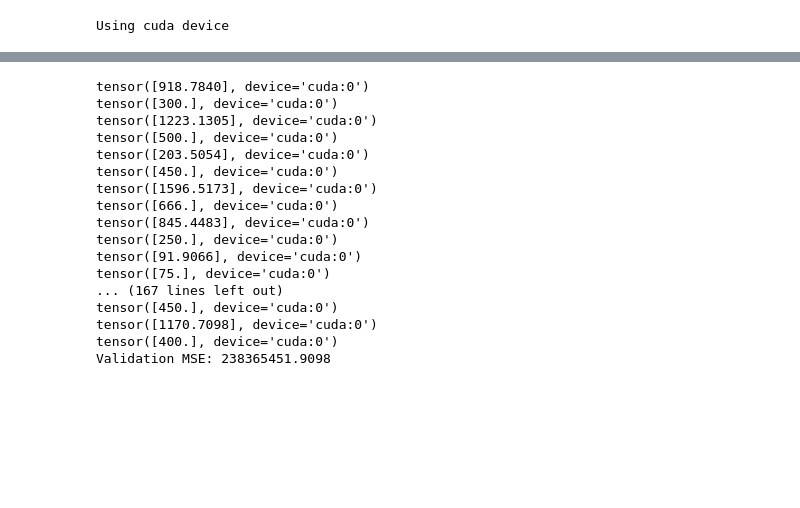
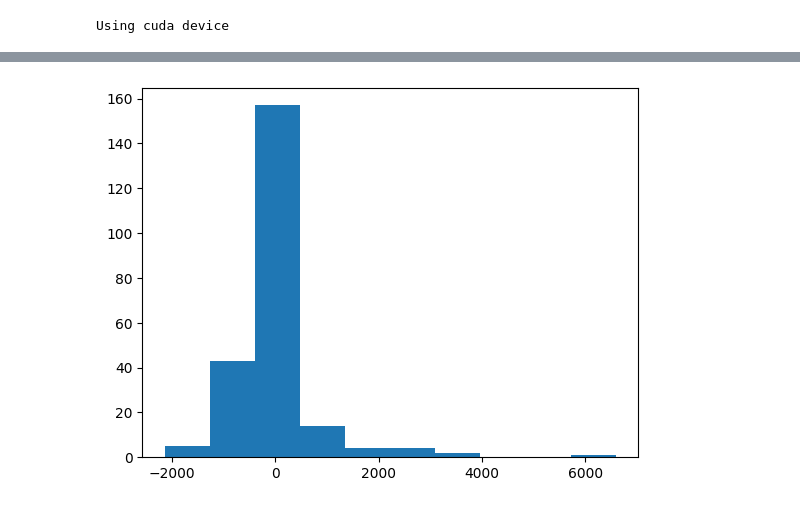
Before and after one commit to elliotchun/wf-market-tool, a Jupyter notebook: predictor/riven_price_predictor.ipynb, the cells around one changed output, grey strips where cells are left out. Drawn from its saved outputs; the diff is of its cells as text; code cells hidden in the pictures; blank space fills up the shorter version.

```diff
--- a/predictor/riven_price_predictor.ipynb
+++ b/predictor/riven_price_predictor.ipynb
@@ -222,32 +242,19 @@ print(test_data[0])
+# %%
+residuals = [y_true - y_pred for y_true, y_pred in zip(y_train, y_train_pred)]
+
+plt.hist(residuals)
+plt.show()
+# %% [output]
+[figure, added]
 # %%
+y_test = []
+y_test_pred = []
+
 model.eval()
 with torch.no_grad():
-    running_loss = 0.0
-    for X_batch, y_batch in test_dataloader:
-        y_pred = model(X_batch)
-        loss = loss_function(y_pred, y_batch.type(torch.float32))
-        print(y_pred)
-        print(y_batch)
-        running_loss += loss.item() * X_batch.size(0)
+    y_pred = model(X_test_tensor)
+    loss = loss_function(y_pred, y_test_tensor)
 
-    loss = running_loss / len(training_data.dataset)
-    print(f'Validation MSE: {loss:.4f}')
+    y_test.extend([y.item() for y in y_test_tensor])
+    y_test_pred.extend([y.item() for y in y_pred])
-# %% [output]
-tensor([918.7840], device='cuda:0')
-tensor([300.], device='cuda:0')
-tensor([1223.1305], device='cuda:0')
-tensor([500.], device='cuda:0')
-tensor([203.5054], device='cuda:0')
-tensor([450.], device='cuda:0')
-tensor([1596.5173], device='cuda:0')
-tensor([666.], device='cuda:0')
-tensor([845.4483], device='cuda:0')
-tensor([250.], device='cuda:0')
-tensor([91.9066], device='cuda:0')
-tensor([75.], device='cuda:0')
-... (167 lines left out)
-tensor([450.], device='cuda:0')
-tensor([1170.7098], device='cuda:0')
-tensor([400.], device='cuda:0')
-Validation MSE: 238365451.9098
 # %%
```
Also changed, not shown: parts of 22 cells of this notebook.
